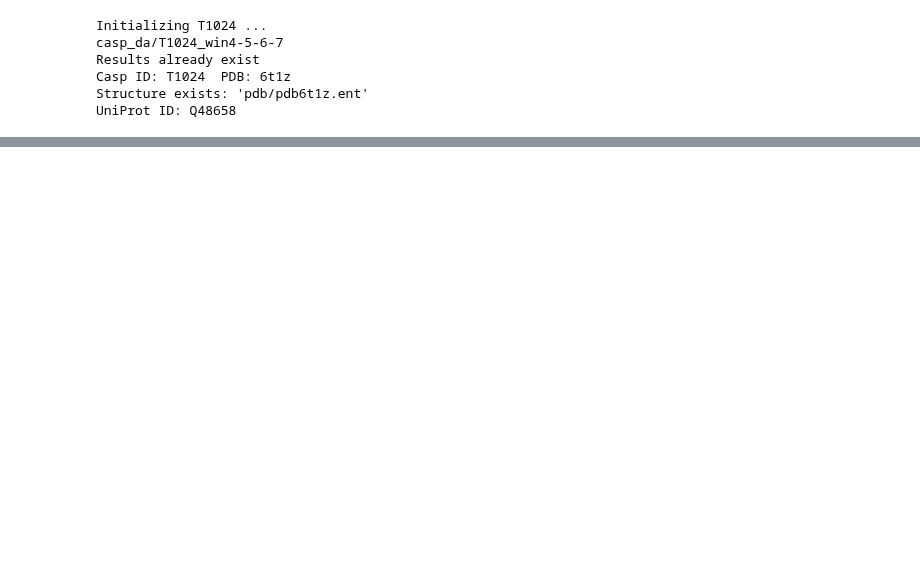
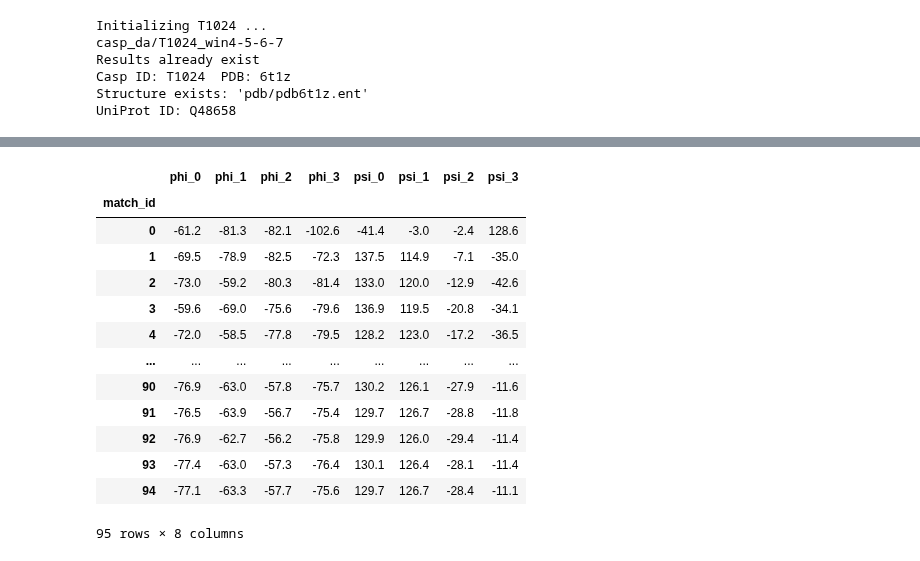
Before and after one commit to Musa-Azeem/protein-dihedral-visualization, a Jupyter notebook: da_ss.ipynb, the cells around one changed output, grey strips where cells are left out. Drawn from its saved outputs; the diff is of its cells as text; code cells hidden in the pictures; blank space fills up the shorter version.

```diff
--- a/da_ss.ipynb
+++ b/da_ss.ipynb
@@ -43,17 +77,3 @@ UniProt ID: Q48658
 # %%
 from lib.across_window_utils import *
 from lib.utils import get_phi_psi_dist
-# %%
-ins = da
-center_idx_ctxt = ins.queries[-1].get_center_idx_pos()
-winsize_ctxt = ins.queries[-1].winsize
-seqs_for_window = ins.seqs[center_idx_ctxt:-(winsize_ctxt - center_idx_ctxt - 1)]
-
-for i,seq_ctxt in enumerate(seqs_for_window):
-    print(f'{i}/{len(ins.xray_phi_psi.seq_ctxt.unique())-1}: {seq_ctxt}')
-    if 'X' in seq_ctxt:
-        print(f'\tSkipping {seq_ctxt} - X in sequence')
-        continue
-    _, info = get_phi_psi_dist(ins.queries, seq_ctxt)
-    for i in info:
-        print(f'\tWin {i[0]}: {i[1]} - {i[2]} samples')
@@ -59,0 +201,19 @@ for i,seq_ctxt in enumerate(seqs_for_window):
+# %%
+matches_q.columns = [f'phi_{i}' for i in range(smallest_winsize)] + [f'psi_{i}' for i in range(smallest_winsize)]
+# %%
+matches_q
+# %% [output]
+|  | phi_0 | phi_1 | phi_2 | phi_3 | psi_0 | psi_1 | psi_2 | psi_3 |
+| match_id |  |  |  |  |  |  |  |  |
+| 0 | -61.2 | -81.3 | -82.1 | -102.6 | -41.4 | -3.0 | -2.4 | 128.6 |
+| 1 | -69.5 | -78.9 | -82.5 | -72.3 | 137.5 | 114.9 | -7.1 | -35.0 |
+| 2 | -73.0 | -59.2 | -80.3 | -81.4 | 133.0 | 120.0 | -12.9 | -42.6 |
+| 3 | -59.6 | -69.0 | -75.6 | -79.6 | 136.9 | 119.5 | -20.8 | -34.1 |
+| 4 | -72.0 | -58.5 | -77.8 | -79.5 | 128.2 | 123.0 | -17.2 | -36.5 |
+| ... | ... | ... | ... | ... | ... | ... | ... | ... |
+| 90 | -76.9 | -63.0 | -57.8 | -75.7 | 130.2 | 126.1 | -27.9 | -11.6 |
+| 91 | -76.5 | -63.9 | -56.7 | -75.4 | 129.7 | 126.7 | -28.8 | -11.8 |
+| 92 | -76.9 | -62.7 | -56.2 | -75.8 | 129.9 | 126.0 | -29.4 | -11.4 |
+| 93 | -77.4 | -63.0 | -57.3 | -76.4 | 130.1 | 126.4 | -28.1 | -11.4 |
+| 94 | -77.1 | -63.3 | -57.7 | -75.6 | 129.7 | 126.7 | -28.4 | -11.1 |
+95 rows × 8 columns
```
Also changed, not shown: parts of 14 cells of this notebook, 4 other files.
